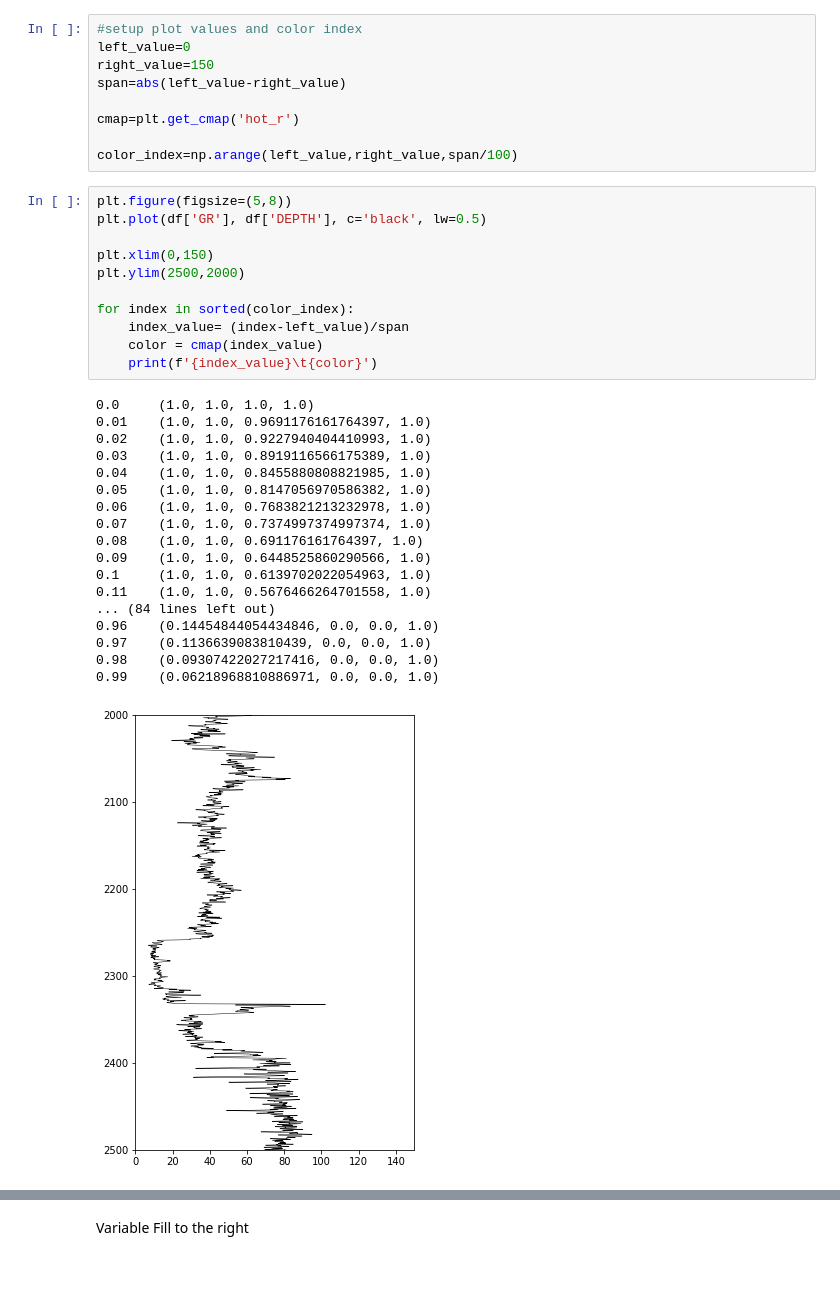
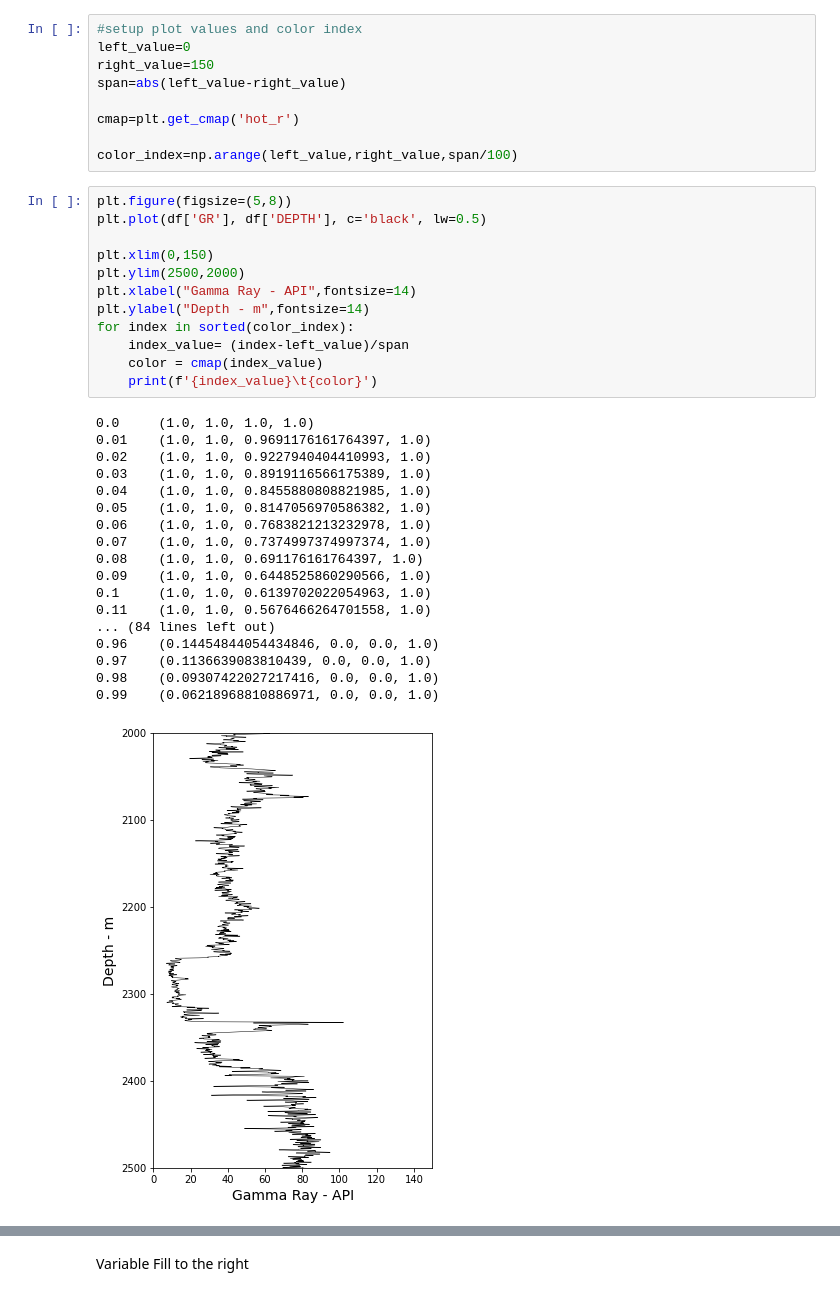
Before and after one commit to dilshad-geol/Petrophysics-With-Python, a Jupyter notebook: 02 - Well Log Data Visualisations Using Matplotlib/05 - Plot Fills with Matplotlib.ipynb, the cells around one changed output, grey strips where cells are left out. Cells and saved outputs as stored; diff of their text form.

```diff
--- a/02 - Well Log Data Visualisations Using Matplotlib/05 - Plot Fills with Matplotlib.ipynb
+++ b/02 - Well Log Data Visualisations Using Matplotlib/05 - Plot Fills with Matplotlib.ipynb
@@ -158,33 +158,34 @@ color_index=np.arange(left_value,right_value,span/100)
 # %%
 plt.figure(figsize=(5,8))
 plt.plot(df['GR'], df['DEPTH'], c='black', lw=0.5)
 
 plt.xlim(0,150)
 plt.ylim(2500,2000)
-
+plt.xlabel("Gamma Ray - API",fontsize=14)
+plt.ylabel("Depth - m",fontsize=14)
 for index in sorted(color_index):
     index_value= (index-left_value)/span
     color = cmap(index_value)
     print(f'{index_value}\t{color}')
 # %% [output]
 0.0     (1.0, 1.0, 1.0, 1.0)
 0.01    (1.0, 1.0, 0.9691176161764397, 1.0)
 0.02    (1.0, 1.0, 0.9227940404410993, 1.0)
 0.03    (1.0, 1.0, 0.8919116566175389, 1.0)
 0.04    (1.0, 1.0, 0.8455880808821985, 1.0)
 0.05    (1.0, 1.0, 0.8147056970586382, 1.0)
 0.06    (1.0, 1.0, 0.7683821213232978, 1.0)
 0.07    (1.0, 1.0, 0.7374997374997374, 1.0)
 0.08    (1.0, 1.0, 0.691176161764397, 1.0)
 0.09    (1.0, 1.0, 0.6448525860290566, 1.0)
 0.1     (1.0, 1.0, 0.6139702022054963, 1.0)
 0.11    (1.0, 1.0, 0.5676466264701558, 1.0)
 ... (84 lines left out)
 0.96    (0.14454844054434846, 0.0, 0.0, 1.0)
 0.97    (0.1136639083810439, 0.0, 0.0, 1.0)
 0.98    (0.09307422027217416, 0.0, 0.0, 1.0)
 0.99    (0.06218968810886971, 0.0, 0.0, 1.0)
-[figure, old version]
+[figure, new version]
 # %%
 plt.figure(figsize=(5,8))
 plt.plot(df['GR'], df['DEPTH'], c='black', lw=0.5)
```
Also changed, not shown: parts of 2 cells of this notebook.
